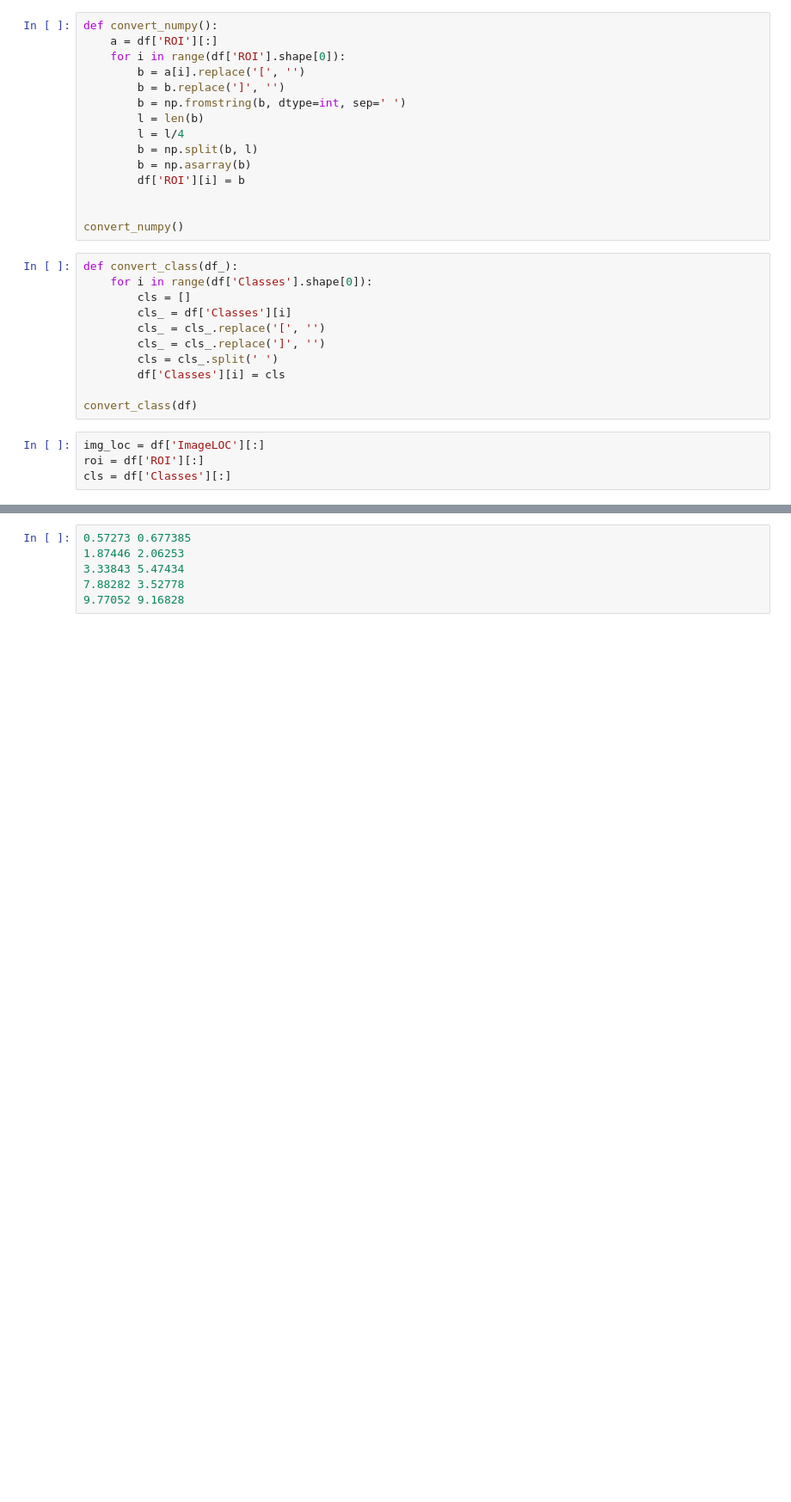
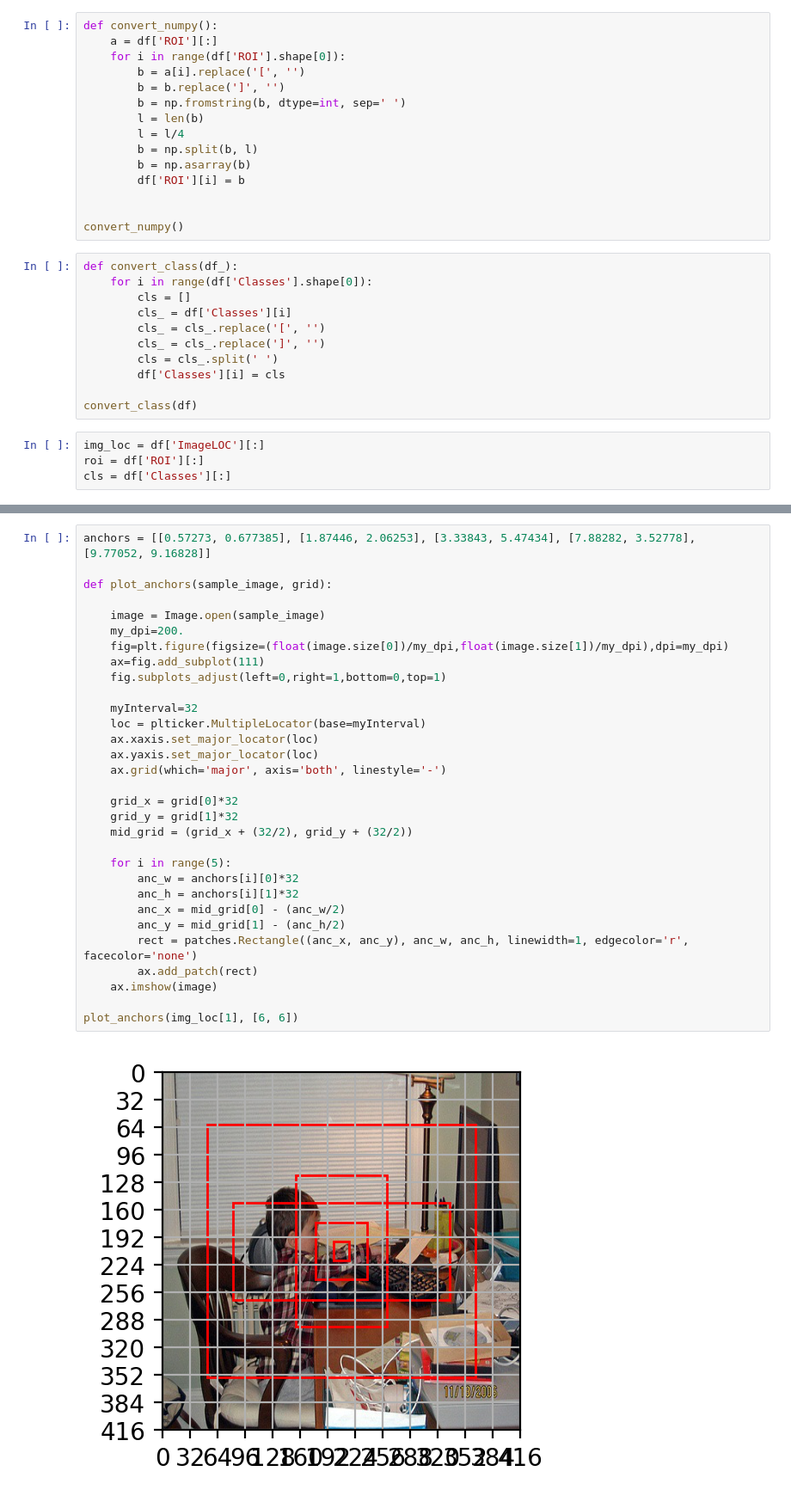
Before and after one commit to HashRoot97/YOLOv2, a Jupyter notebook: Test.ipynb, the cells around one changed output, grey strips where cells are left out. Shown at 86% size. Saved outputs shown, nothing was run; the diff lists cells and outputs as text; blank space fills up the shorter version.

Commit message:
IOU and anchor calculation

```diff
--- a/Test.ipynb
+++ b/Test.ipynb
@@ -207,6 +152,33 @@ print(b_s)
-# %%
-0.57273 0.677385
-1.87446 2.06253
-3.33843 5.47434
-7.88282 3.52778
-9.77052 9.16828
+# %%
+anchors = [[0.57273, 0.677385], [1.87446, 2.06253], [3.33843, 5.47434], [7.88282, 3.52778], [9.77052, 9.16828]]
+
+def plot_anchors(sample_image, grid):
+
+    image = Image.open(sample_image)
+    my_dpi=200.
+    fig=plt.figure(figsize=(float(image.size[0])/my_dpi,float(image.size[1])/my_dpi),dpi=my_dpi)
+    ax=fig.add_subplot(111)
+    fig.subplots_adjust(left=0,right=1,bottom=0,top=1)
+
+    myInterval=32
+    loc = plticker.MultipleLocator(base=myInterval)
+    ax.xaxis.set_major_locator(loc)
+    ax.yaxis.set_major_locator(loc)
+    ax.grid(which='major', axis='both', linestyle='-')
+
+    grid_x = grid[0]*32
+    grid_y = grid[1]*32
+    mid_grid = (grid_x + (32/2), grid_y + (32/2))
+
+    for i in range(5):
+        anc_w = anchors[i][0]*32
+        anc_h = anchors[i][1]*32
+        anc_x = mid_grid[0] - (anc_w/2)
+        anc_y = mid_grid[1] - (anc_h/2)
+        rect = patches.Rectangle((anc_x, anc_y), anc_w, anc_h, linewidth=1, edgecolor='r', facecolor='none')
+        ax.add_patch(rect)
+    ax.imshow(image)
+
+plot_anchors(img_loc[1], [6, 6])
+# %% [output]
+[figure, added]
```
Also changed, not shown: parts of 11 cells of this notebook.
